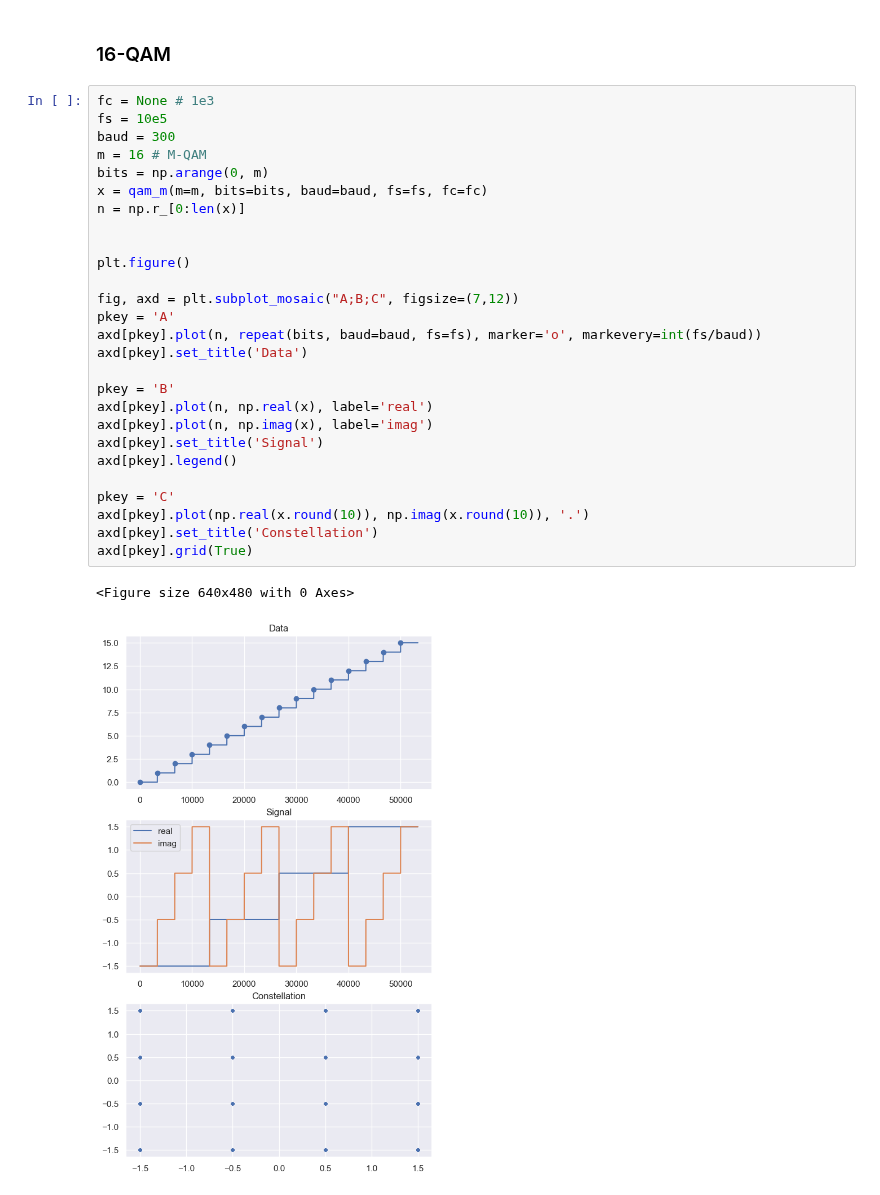
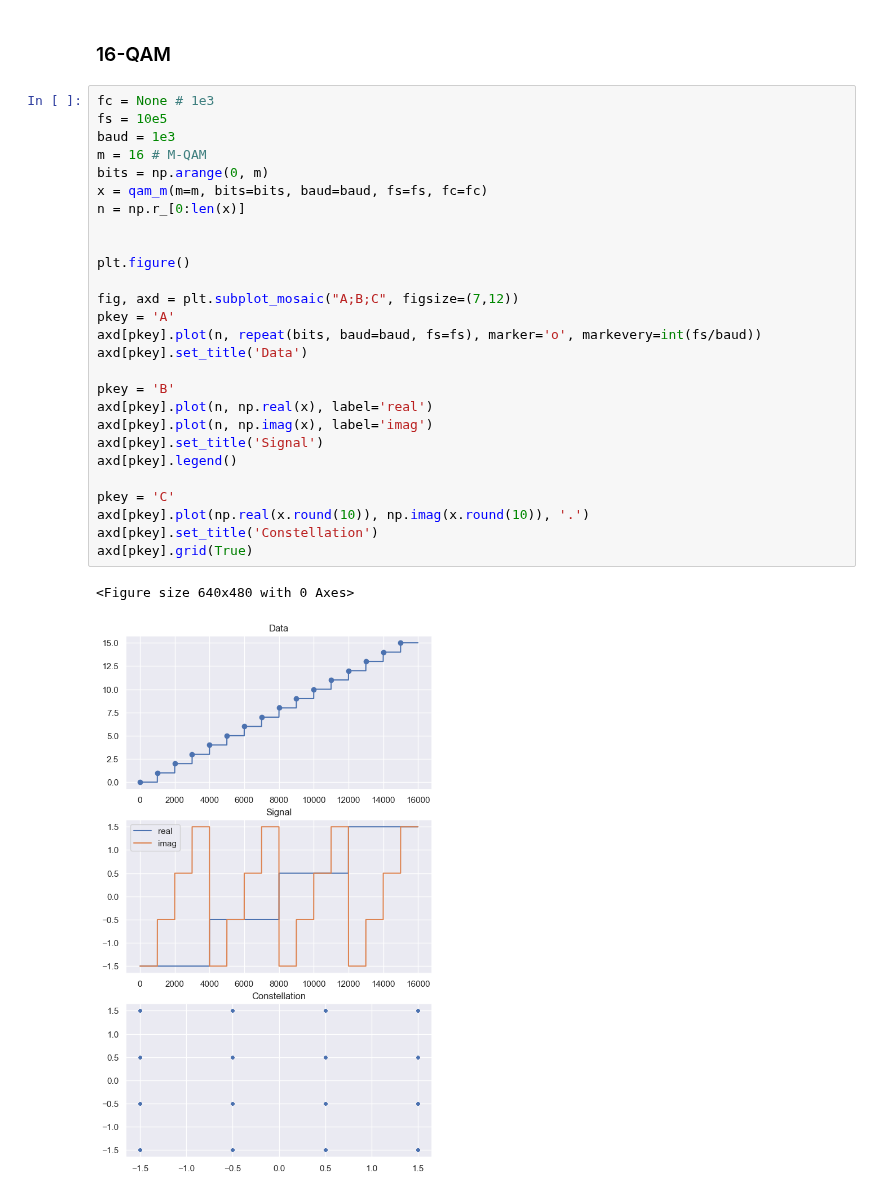
Before and after one commit to zanderman/gan-wireless-5g, a Jupyter notebook: dataset.ipynb, the cells around one changed output. Saved outputs shown, nothing was run; the diff lists cells and outputs as text.

```diff
--- a/dataset.ipynb
+++ b/dataset.ipynb
@@ -414,30 +414,30 @@ axd[pkey].grid(True)
 # %%
 fc = None # 1e3
 fs = 10e5
-baud = 300
+baud = 1e3
 m = 16 # M-QAM
 bits = np.arange(0, m)
 x = qam_m(m=m, bits=bits, baud=baud, fs=fs, fc=fc)
 n = np.r_[0:len(x)]
 
 
 plt.figure()
 
 fig, axd = plt.subplot_mosaic("A;B;C", figsize=(7,12))
 pkey = 'A'
 axd[pkey].plot(n, repeat(bits, baud=baud, fs=fs), marker='o', markevery=int(fs/baud))
 axd[pkey].set_title('Data')
 
 pkey = 'B'
 axd[pkey].plot(n, np.real(x), label='real')
 axd[pkey].plot(n, np.imag(x), label='imag')
 axd[pkey].set_title('Signal')
 axd[pkey].legend()
 
 pkey = 'C'
 axd[pkey].plot(np.real(x.round(10)), np.imag(x.round(10)), '.')
 axd[pkey].set_title('Constellation')
 axd[pkey].grid(True)
 # %% [output]
 <Figure size 640x480 with 0 Axes>
-[figure, old version]
+[figure, new version]
```
Also changed, not shown: parts of 3 cells of this notebook.
